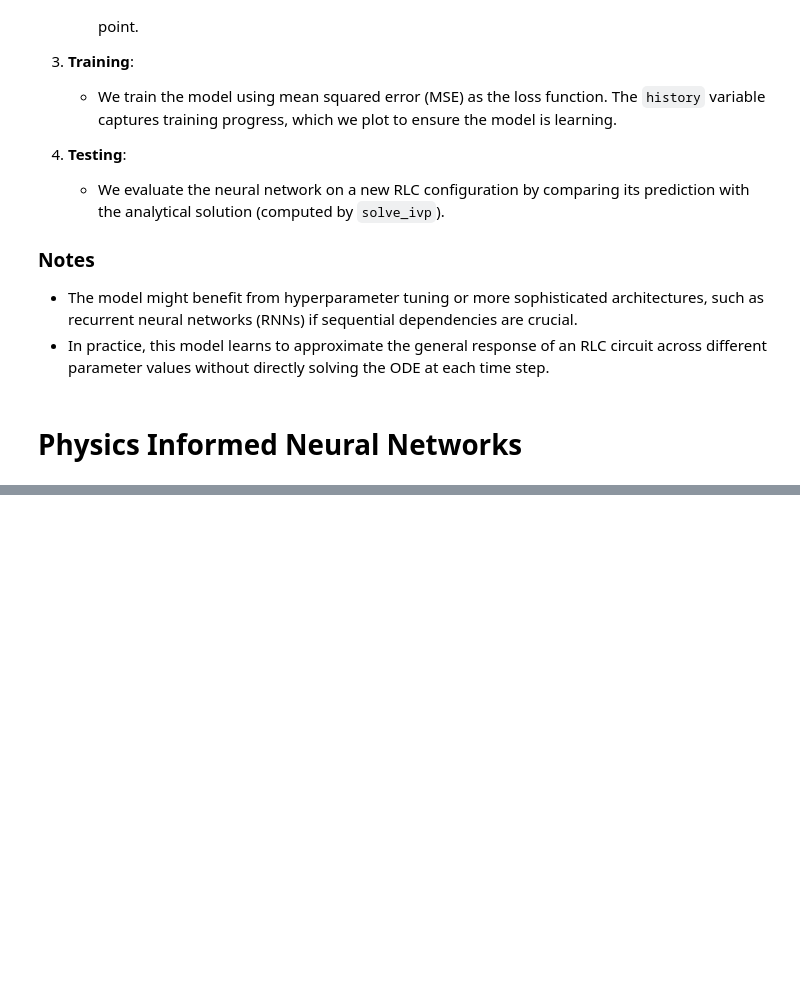
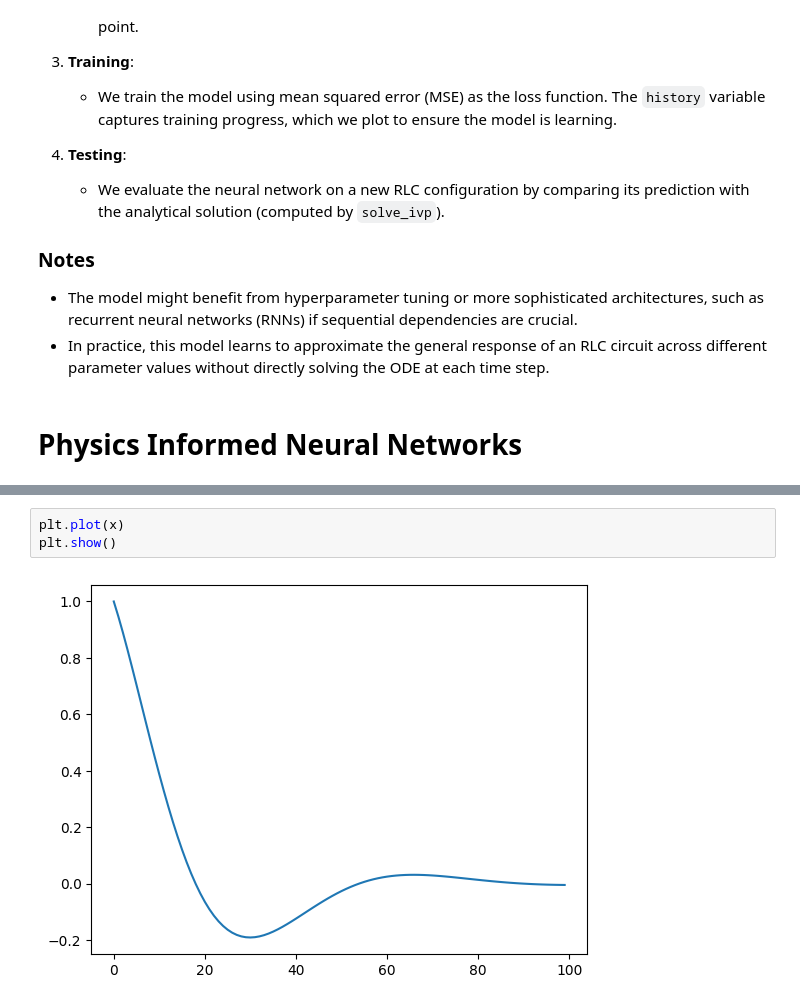
Before and after one commit to rbrinson2/EE-6770-Application_Neural_Network, a Jupyter notebook: Project/Neural ODE_RB.ipynb, the cells around one changed output, grey strips where cells are left out. Cells and saved outputs as stored; diff of their text form; blank space fills up the shorter version.

```diff
--- a/Project/Neural ODE_RB.ipynb
+++ b/Project/Neural ODE_RB.ipynb
@@ -336,0 +351,5 @@ plt.show()
+# %%
+plt.plot(x)
+plt.show()
+# %% [output]
+[figure, added]
```
Also changed, not shown: parts of 19 cells of this notebook.
